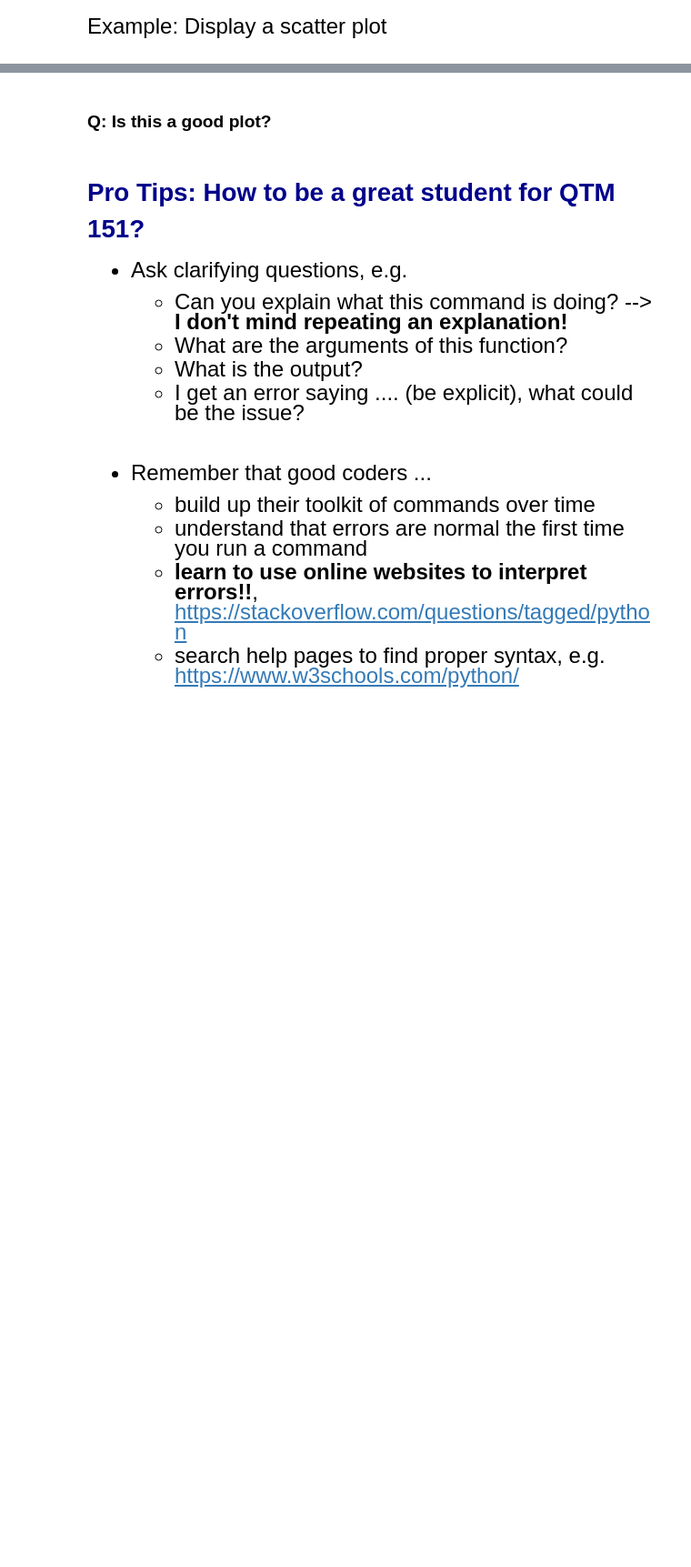
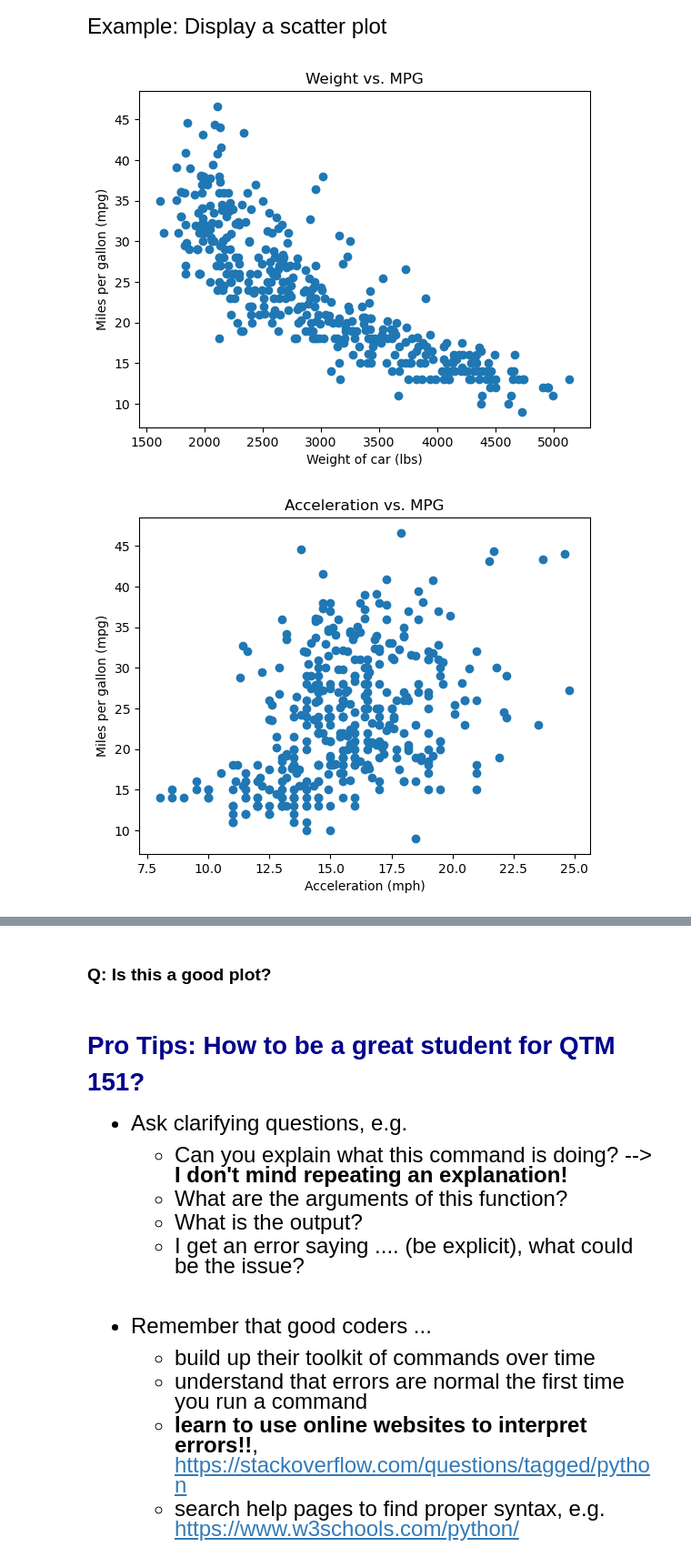
Before and after one commit to hlo437/qtm151fall2025, a Jupyter notebook: Lecture_02/Lecture1 my-copy.ipynb, the cells around one changed output, grey strips where cells are left out. Shown at 91% size. Saved outputs shown, nothing was run; the diff lists cells and outputs as text; code cells hidden in the pictures; blank space fills up the shorter version.

```diff
--- a/Lecture_02/Lecture1 my-copy.ipynb
+++ b/Lecture_02/Lecture1 my-copy.ipynb
@@ -258,0 +318,17 @@ plt.show()
+# %%
+plt.scatter(x = carfeatures['weight'], y = carfeatures['mpg']) #scatter plot!
+plt.xlabel("Weight of car (lbs)")
+plt.ylabel("Miles per gallon (mpg)")
+plt.title("Weight vs. MPG")
+plt.show()
+
+plt.scatter(x = carfeatures['acceleration'], y = carfeatures['mpg']) #scatter plot!
+plt.xlabel("Acceleration (mph)")
+plt.ylabel("Miles per gallon (mpg)")
+plt.title("Acceleration vs. MPG")
+plt.show()
+
+help(plt.scatter)
+# %% [output]
+[figure, added]
+[figure, added]
```
Also changed, not shown: parts of 6 cells of this notebook.
